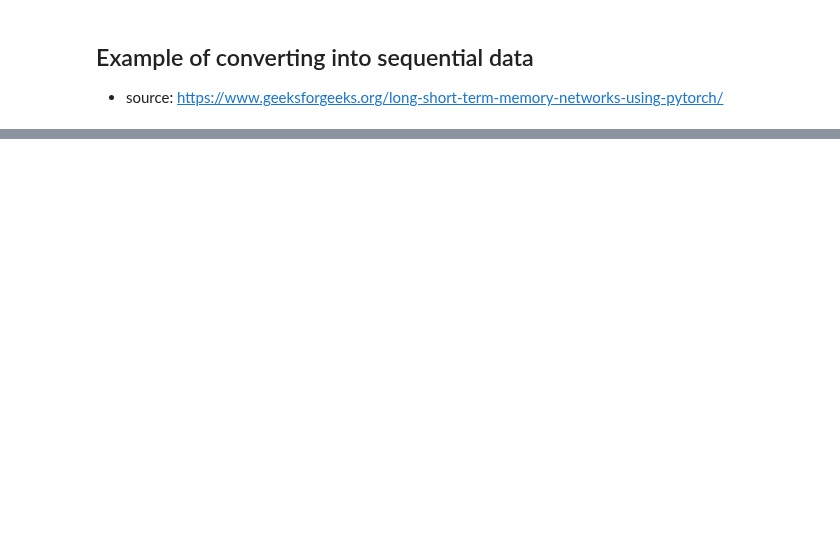
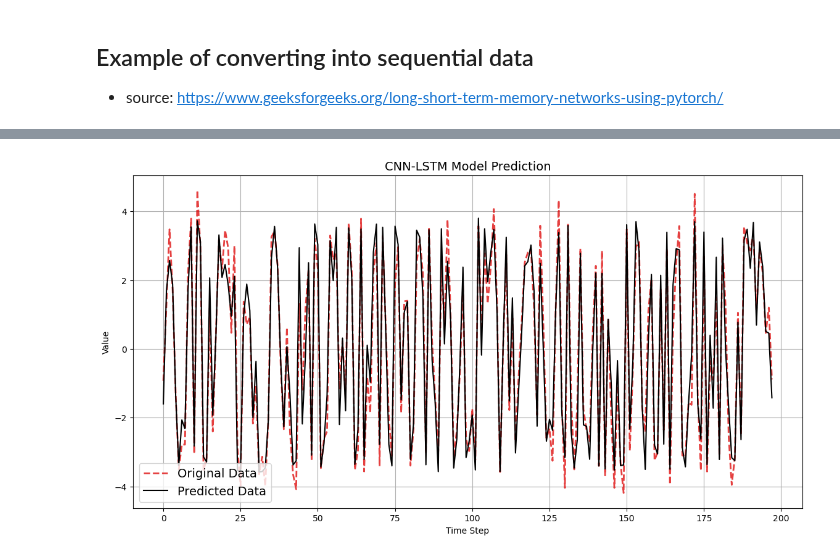
Before and after one commit to Ariestootl/machine_learning, a Jupyter notebook: deep_learning/PyTorch/RNN/CNN-LSTM.ipynb, the cells around one changed output, grey strips where cells are left out. Saved outputs shown, nothing was run; the diff lists cells and outputs as text; code cells hidden in the pictures; blank space fills up the shorter version.

```diff
--- a/deep_learning/PyTorch/RNN/CNN-LSTM.ipynb
+++ b/deep_learning/PyTorch/RNN/CNN-LSTM.ipynb
@@ -736,0 +748,26 @@ Total Runtime:  1.93
+# %%
+# Make sure the model is in evaluation mode
+model_Adan.eval()
+device="cpu"
+
+with torch.no_grad():
+    predicted = model_Adan(X_test)  # Pass the input through the model
+
+
+# Flatten the predictions and true values to 1D
+predicted = predicted.cpu().numpy().reshape(-1,1)  # Convert (188, 10, 1) -> (1880,)
+original = y_test.reshape(-1,1)  # Convert (188, 10, 1) -> (1880,)
+
+
+# Plotting the results
+plt.figure(figsize=(14, 7))
+plt.plot(original, label='Original Data', linestyle='--', linewidth=2.0, color="#DD0000", alpha=0.75)
+plt.plot(predicted, label='Predicted Data', linestyle='-', linewidth=1.5, color="#000000")
+plt.title('CNN-LSTM Model Prediction', fontsize=14)
+plt.xlabel('Time Step')
+plt.ylabel('Value')
+plt.legend(fontsize=14, loc="lower left")
+plt.grid(True)
+plt.show()
+# %% [output]
+[figure, added]
```
Also changed, not shown: parts of 8 cells of this notebook, 1 other file.
